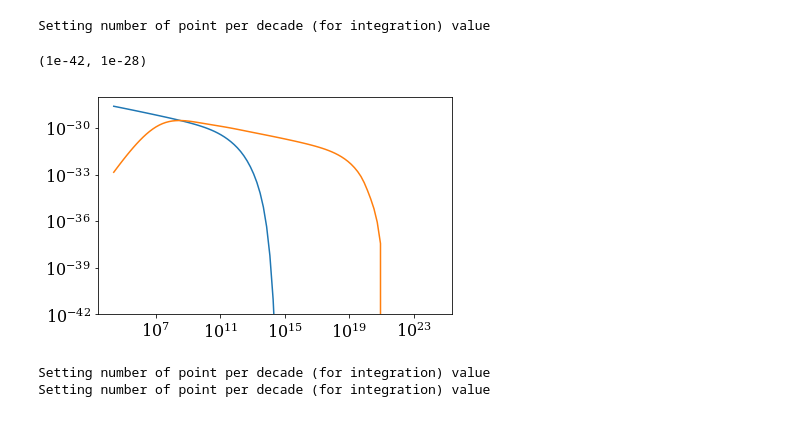
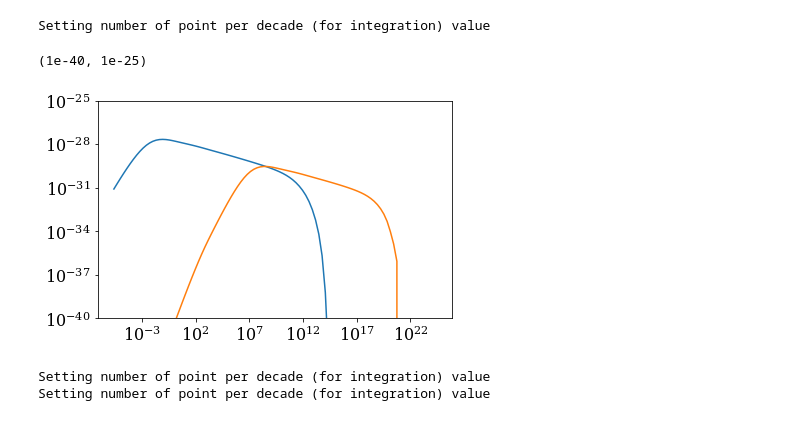
Before and after one commit to renlliang3/ClusterModel, a Jupyter notebook: notebook/model_dev_parameters.ipynb, the cells around one changed output. Drawn from its saved outputs; the diff is of its cells as text; code cells hidden in the pictures.

```diff
--- a/notebook/model_dev_parameters.ipynb
+++ b/notebook/model_dev_parameters.ipynb
@@ -54,7 +54,7 @@ Setting Epmax value
 Setting number of point per decade (for integration) value
 # %%
 clust.Npt_per_decade_integ = 10
-E = np.logspace(-10,10,100)*u.GeV
+E = np.logspace(-20,10,100)*u.GeV
 ic = clust.get_ic_rate(E, np.logspace(0,4,100)*u.kpc)
 syn = clust.get_synchrotron_rate(E/const.h, radius=np.logspace(0,4,100)*u.kpc)
 # %% [output]
@@ -62,10 +62,10 @@ Setting number of point per decade (for integration) value
 # %%
 plt.loglog((E/const.h).to('GHz'), E**2*syn[:,0])
 plt.loglog((E/const.h).to('GHz'), E**2*ic[:,0])
-plt.ylim(1e-42, 1e-28)
+plt.ylim(1e-40, 1e-25)
 # %% [output]
-(1e-42, 1e-28)
+(1e-40, 1e-25)
-[figure, old version]
+[figure, new version]
 # %%
 clust.Npt_per_decade_integ = 100
 sr1 = clust.get_synchrotron_rate(frequency=np.logspace(-10,3,100)*u.GHz, radius=np.logspace(0,4,100)*u.kpc)
```
Also changed, not shown: parts of 1 cell of this notebook, 1 other file.
